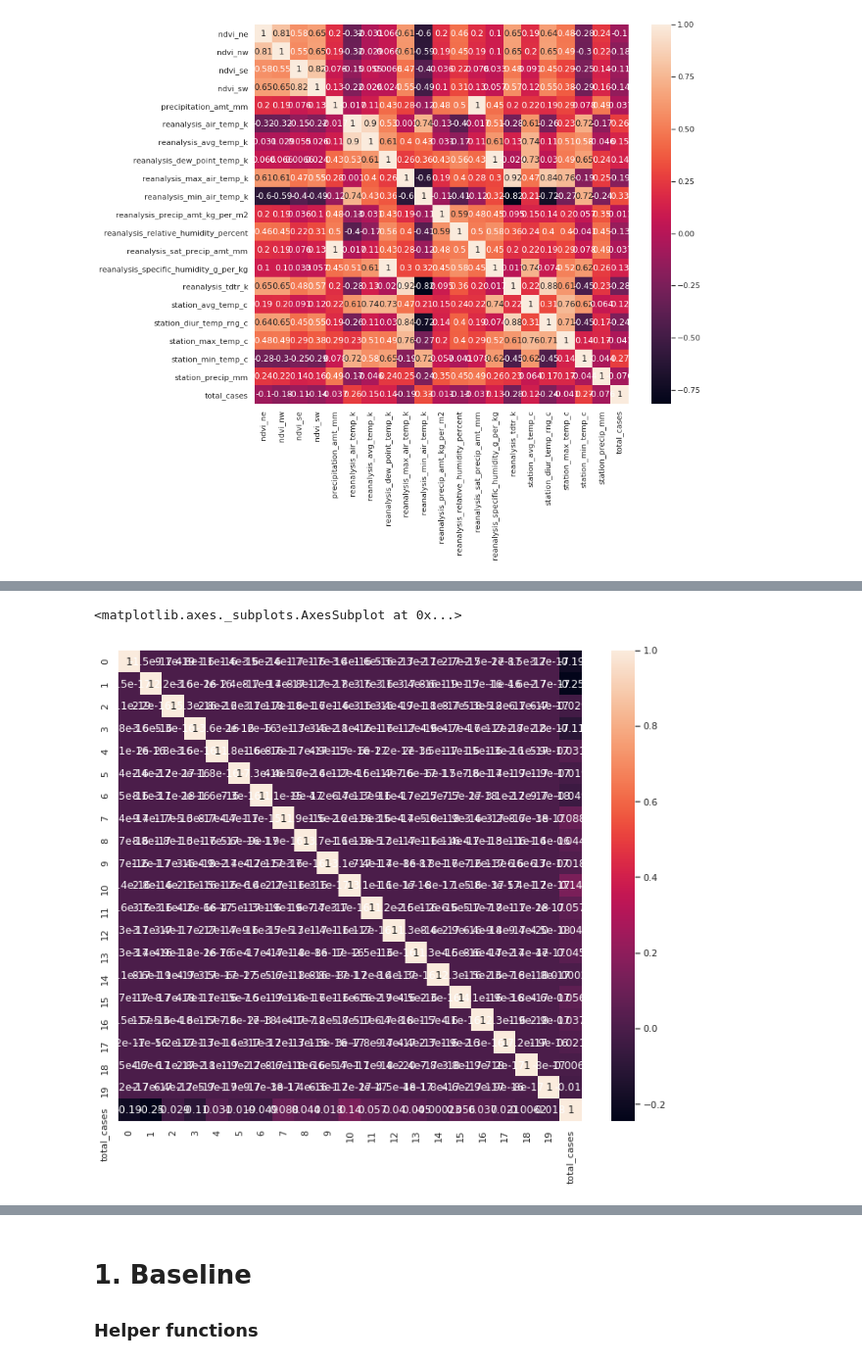
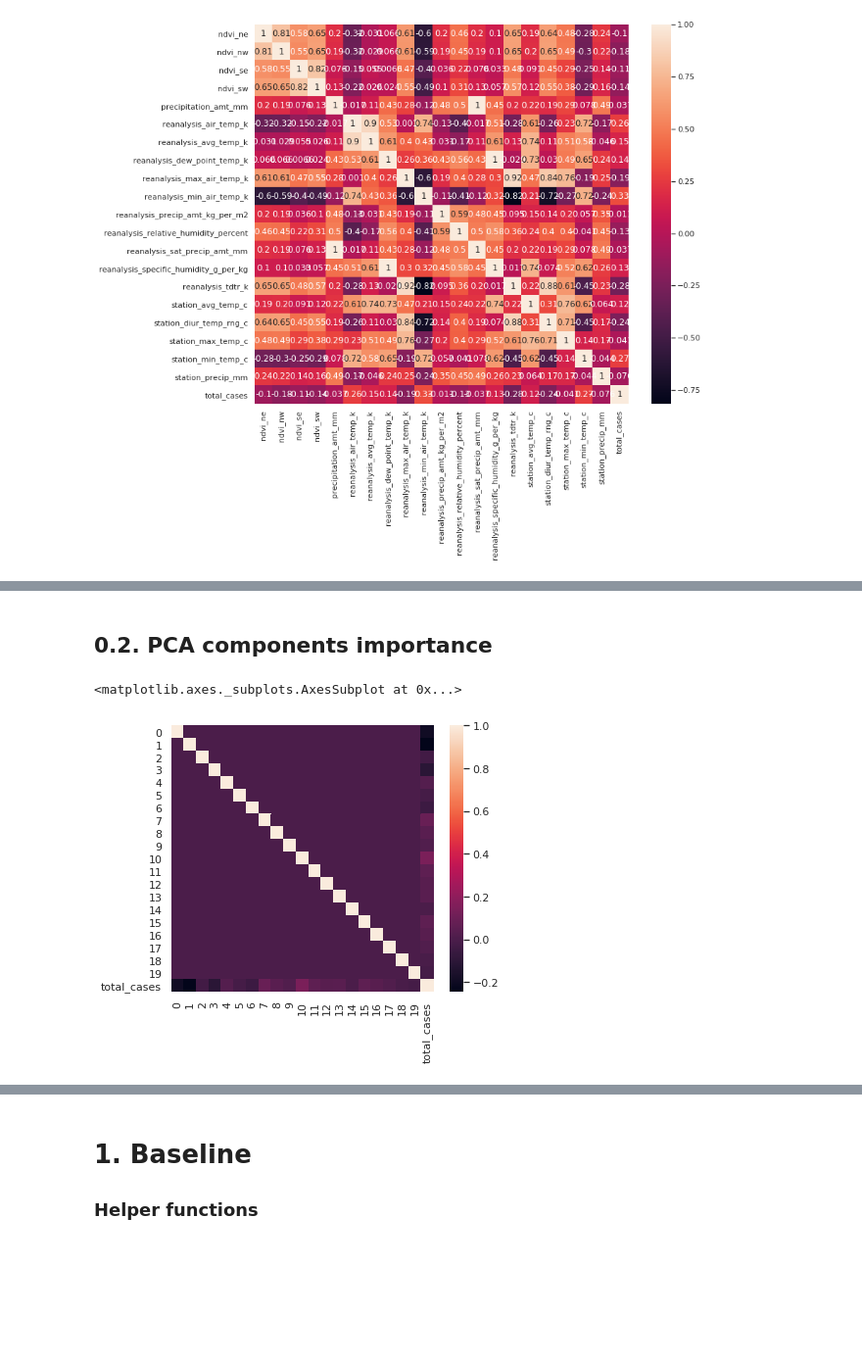
Before and after one commit to GummyBearStudioTeam/ESI_MLTechniques, a Jupyter notebook: Milestone2_Supervised.ipynb, the cells around one changed output, grey strips where cells are left out. Shown at 98% size. Drawn from its saved outputs; the diff is of its cells as text; code cells hidden in the pictures; blank space fills up the shorter version.

```diff
--- a/Milestone2_Supervised.ipynb
+++ b/Milestone2_Supervised.ipynb
@@ -139,5 +138,4 @@ X_pca
 # %%
 GROUP_SUBSET = False
 # %%
-#features = ['ndvi_ne', 'ndvi_nw', 'ndvi_se', 'ndvi_sw', 'precipitation_amt_mm', 'reanalysis_precip_amt_kg_per_m2', 'reanalysis_specific_humidity_g_per_kg']
-X_ = pd.DataFrame(X_, index=df.index, columns=all_features)
+X_ = pd.DataFrame(X_, index=df.index, columns=df.columns)
@@ -157,3 +142,14 @@ if GROUP_SUBSET:
+# %%
+if GROUP_SUBSET:
+    sj = X_.loc['sj'][X_.loc['sj'].index.get_level_values(0) >= 1992]
+    sj = sj[sj.index.get_level_values(0) <= 1998]
+    X_.drop('sj', level=0, inplace=True)
+    X_ = pd.concat((pd.concat({'sj':sj}), X_))
+
+    sj = y_.loc['sj'][y_.loc['sj'].index.get_level_values(0) >= 1992]
+    sj = sj[sj.index.get_level_values(0) <= 1998]
+    y_.drop('sj', level=0, inplace=True)
+    y_ = pd.concat((pd.concat({'sj':sj}), y_))
 # %% [markdown]
 ## Preprocess function
 Define a function which allows repetition of the preprocessing steps taken.
@@ -218,10 +269,12 @@ corr_X['total_cases'].drop('total_cases').sort_values().plot.barh()
+# %% [markdown]
+## 0.2. PCA components importance
 # %%
 corr_pca = X_pca.join(y_).corr()
 # %%
-plt.figure(figsize=(12,10))
-sns.heatmap(corr_pca, annot=True)
+plt.figure(figsize=(6,5))
+sns.heatmap(corr_pca, annot=False)
 # %% [output]
 <matplotlib.axes._subplots.AxesSubplot at 0x...>
-[figure, old version]
+[figure, new version]
 # %%
 plt.figure(figsize=(8,6))
```
Also changed, not shown: parts of 78 cells of this notebook, 4 other files.
